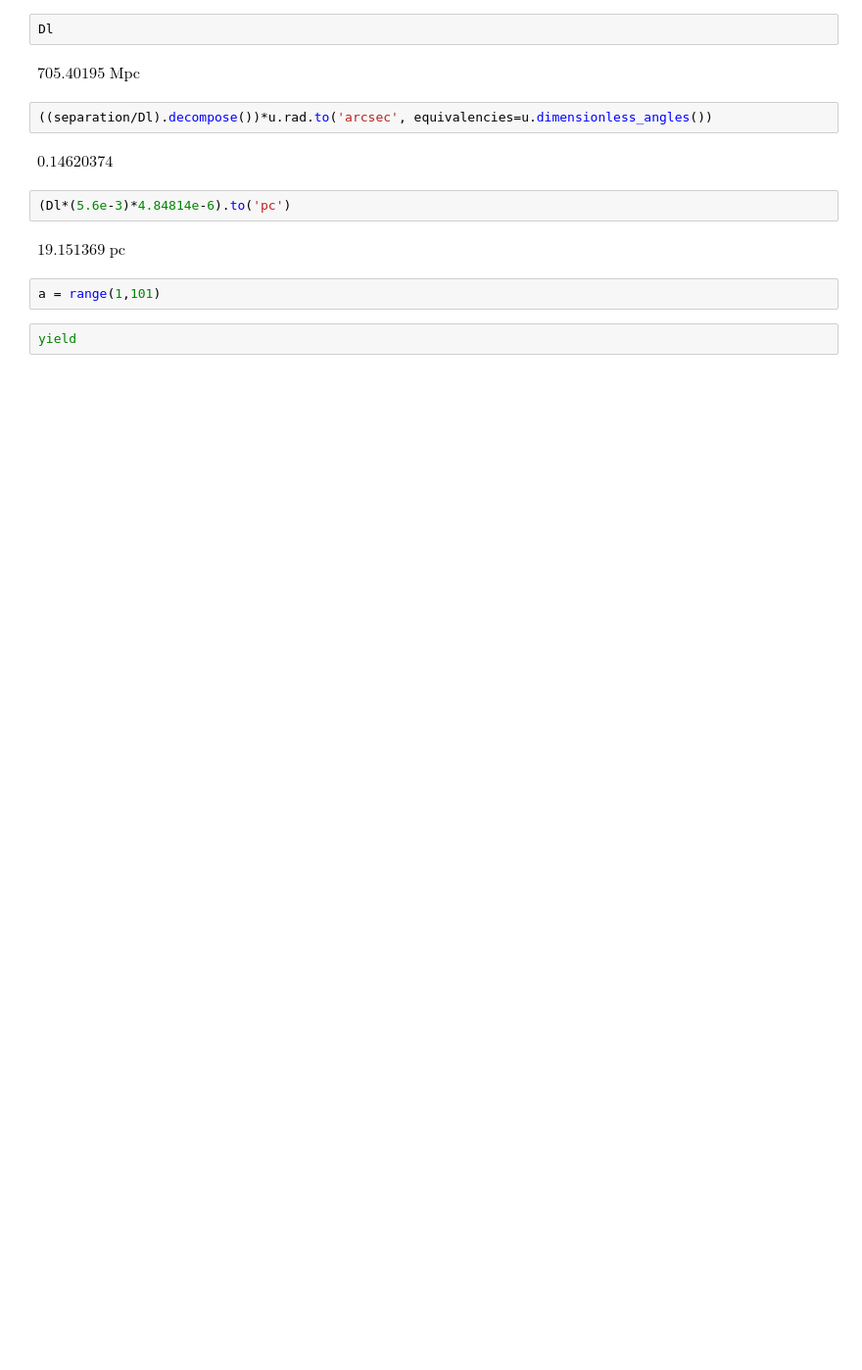
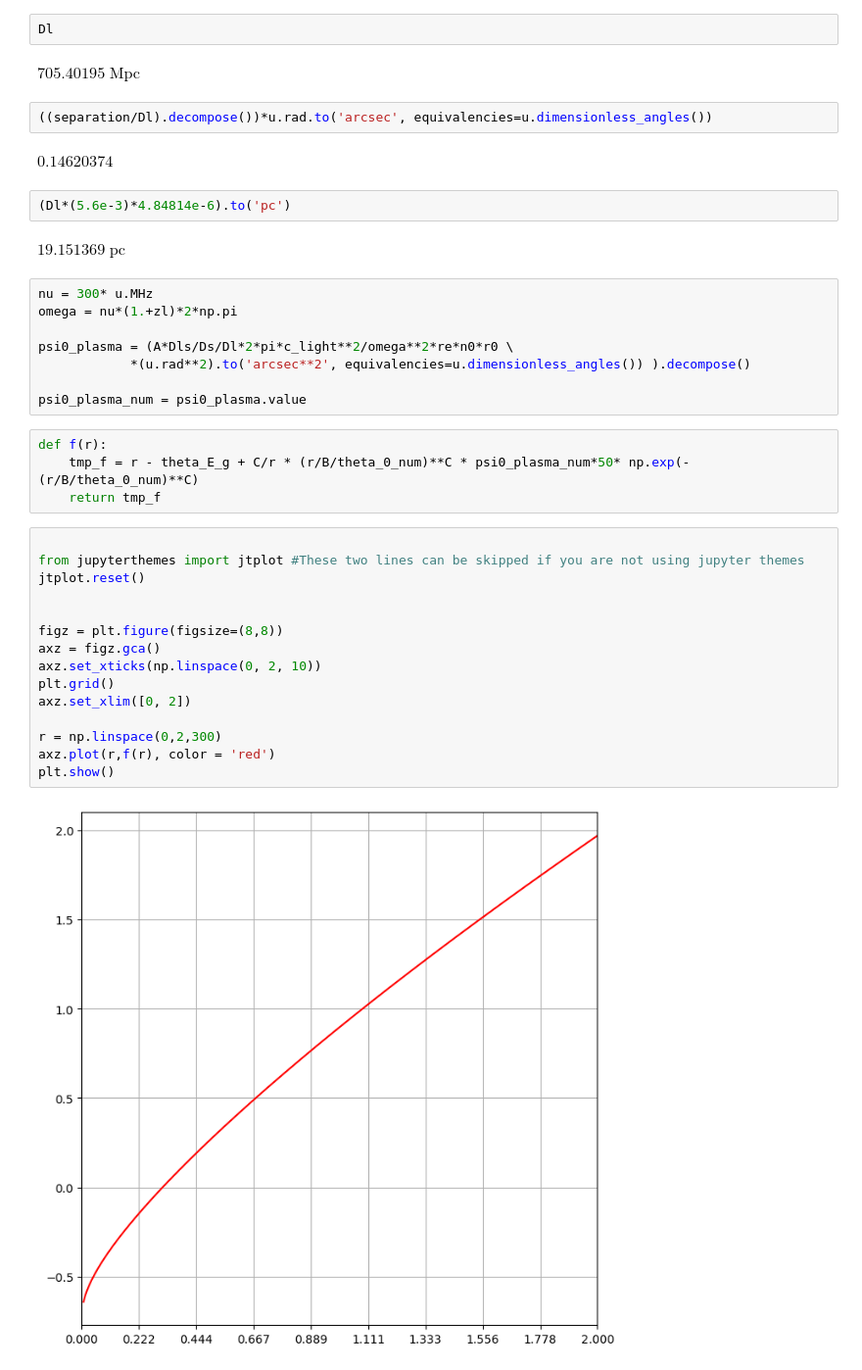
Before and after one commit to everettiantomi/lens-grav, a Jupyter notebook: perturbative/notes.ipynb, the cells around one changed output. Shown at 98% size. Saved outputs shown, nothing was run; the diff lists cells and outputs as text; blank space fills up the shorter version.

```diff
--- a/perturbative/notes.ipynb
+++ b/perturbative/notes.ipynb
@@ -143,7 +141,32 @@ $0.14620374 \; \mathrm{}$
 (Dl*(5.6e-3)*4.84814e-6).to('pc')
 # %% [output]
 $19.151369 \; \mathrm{pc}$
-# %%
-a = range(1,101)
-# %%
-yield
+# %%
+nu = 300* u.MHz
+omega = nu*(1.+zl)*2*np.pi
+
+psi0_plasma = (A*Dls/Ds/Dl*2*pi*c_light**2/omega**2*re*n0*r0 \
+            *(u.rad**2).to('arcsec**2', equivalencies=u.dimensionless_angles()) ).decompose()
+
+psi0_plasma_num = psi0_plasma.value
+# %%
+def f(r):
+    tmp_f = r - theta_E_g + C/r * (r/B/theta_0_num)**C * psi0_plasma_num*50* np.exp(-(r/B/theta_0_num)**C)
+    return tmp_f
+# %%
+
+from jupyterthemes import jtplot #These two lines can be skipped if you are not using jupyter themes
+jtplot.reset()
+
+
+figz = plt.figure(figsize=(8,8))
+axz = figz.gca()
+axz.set_xticks(np.linspace(0, 2, 10))
+plt.grid()
+axz.set_xlim([0, 2])
+
+r = np.linspace(0,2,300)
+axz.plot(r,f(r), color = 'red')
+plt.show()
+# %% [output]
+[figure, added]
```
Also changed, not shown: parts of 8 cells of this notebook, 3 other files.
